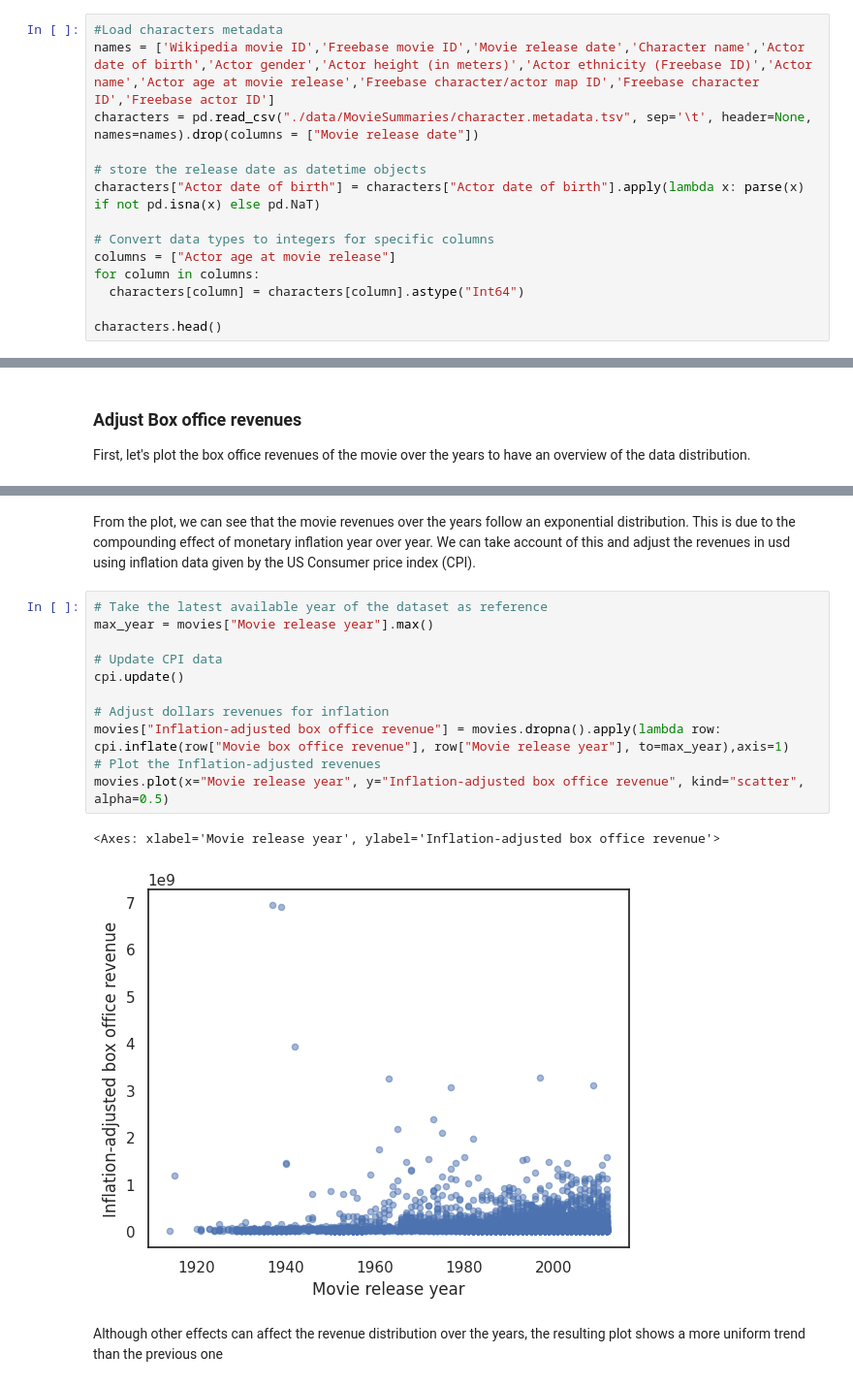
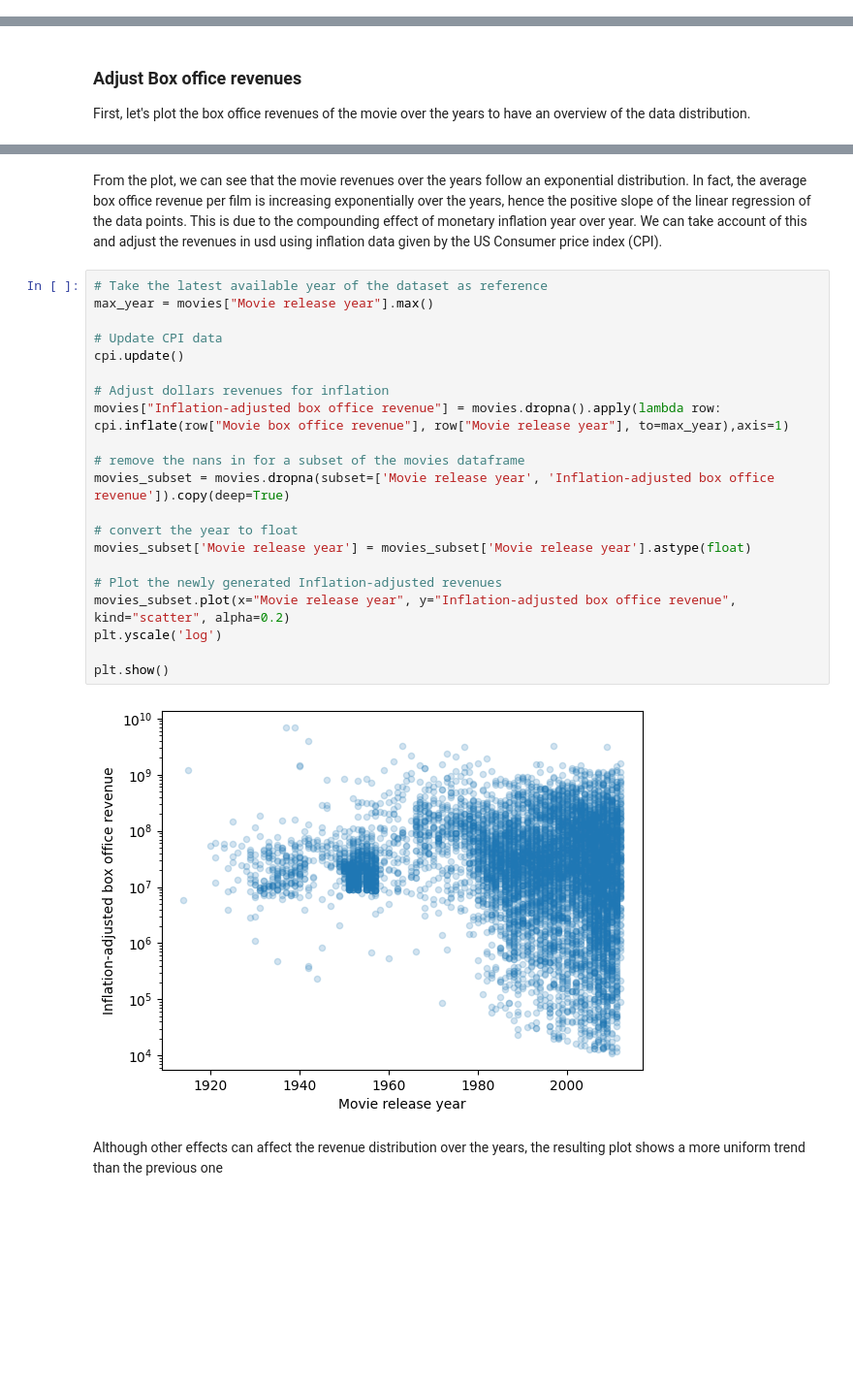
Before and after one commit to epfl-ada/ada-2023-project-datapros2023, a Jupyter notebook: analysis.ipynb, the cells around one changed output, grey strips where cells are left out. Shown at 97% size. Saved outputs shown, nothing was run; the diff lists cells and outputs as text; blank space fills up the shorter version.

```diff
--- a/analysis.ipynb
+++ b/analysis.ipynb
@@ -15,16 +23,2 @@ import matplotlib.pyplot as plt
 # %% [markdown]
 ## Load CMU Movie Summary Corpus dataset
-# %%
-#Load characters metadata
-names = ['Wikipedia movie ID','Freebase movie ID','Movie release date','Character name','Actor date of birth','Actor gender','Actor height (in meters)','Actor ethnicity (Freebase ID)','Actor name','Actor age at movie release','Freebase character/actor map ID','Freebase character ID','Freebase actor ID']
-characters = pd.read_csv("./data/MovieSummaries/character.metadata.tsv", sep='\t', header=None, names=names).drop(columns = ["Movie release date"])
-
-# store the release date as datetime objects
-characters["Actor date of birth"] = characters["Actor date of birth"].apply(lambda x: parse(x) if not pd.isna(x) else pd.NaT)
-
-# Convert data types to integers for specific columns
-columns = ["Actor age at movie release"]
-for column in columns:
-  characters[column] = characters[column].astype("Int64")
-
-characters.head()
@@ -95,18 +97,27 @@ movies.plot(x="Movie release year", y="Movie box office revenue", kind="scatter"
 # %% [markdown]
-From the plot, we can see that the movie revenues over the years follow an exponential distribution. This is due to the compounding effect of monetary inflation year over year. We can take account of this and adjust the revenues in usd using inflation data given by the US Consumer price index (CPI).
+From the plot, we can see that the movie revenues over the years follow an exponential distribution. In fact, the average box office revenue per film is increasing exponentially over the years, hence the positive slope of the linear regression of the data points. This is due to the compounding effect of monetary inflation year over year. We can take account of this and adjust the revenues in usd using inflation data given by the US Consumer price index (CPI).
 # %%
 # Take the latest available year of the dataset as reference
 max_year = movies["Movie release year"].max()
 
 # Update CPI data
 cpi.update()
 
 # Adjust dollars revenues for inflation
 movies["Inflation-adjusted box office revenue"] = movies.dropna().apply(lambda row: cpi.inflate(row["Movie box office revenue"], row["Movie release year"], to=max_year),axis=1)
-# Plot the Inflation-adjusted revenues
-movies.plot(x="Movie release year", y="Inflation-adjusted box office revenue", kind="scatter", alpha=0.5)
+
+# remove the nans in for a subset of the movies dataframe
+movies_subset = movies.dropna(subset=['Movie release year', 'Inflation-adjusted box office revenue']).copy(deep=True)
+
+# convert the year to float
+movies_subset['Movie release year'] = movies_subset['Movie release year'].astype(float)
+
+# Plot the newly generated Inflation-adjusted revenues
+movies_subset.plot(x="Movie release year", y="Inflation-adjusted box office revenue", kind="scatter", alpha=0.2)
+plt.yscale('log')
+
+plt.show()
 # %% [output]
-<Axes: xlabel='Movie release year', ylabel='Inflation-adjusted box office revenue'>
-[figure, old version]
+[figure, new version]
 # %% [markdown]
 Although other effects can affect the revenue distribution over the years, the resulting plot shows a more uniform trend than the previous one
```
Also changed, not shown: parts of 292 cells of this notebook, 3 other files.
